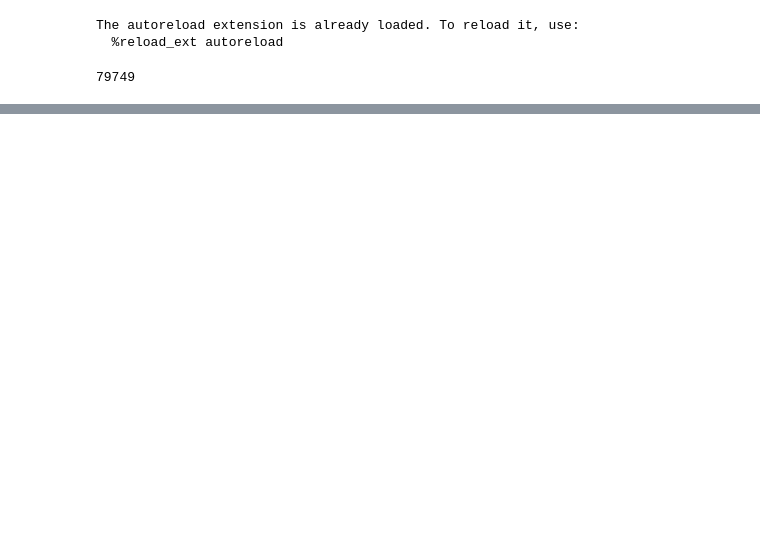
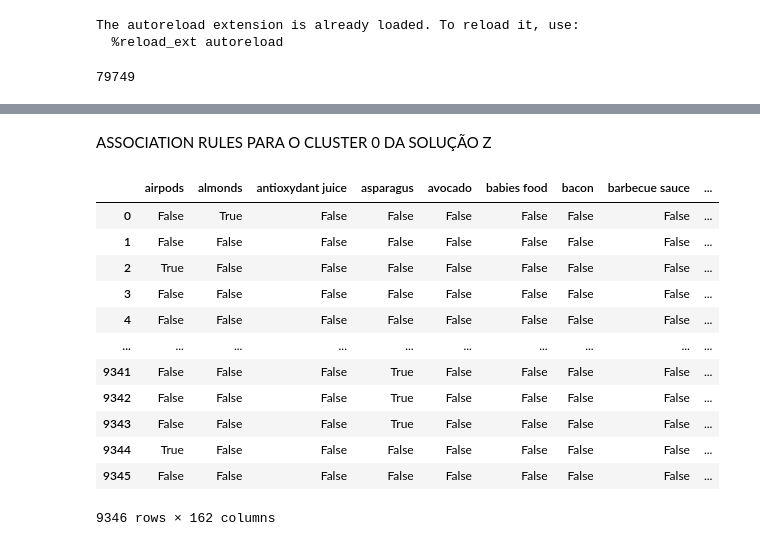
Before and after one commit to shaulleo/ProjetoML, a Jupyter notebook: ML II - Association Rules.ipynb, the cells around one changed output, grey strips where cells are left out. Drawn from its saved outputs; the diff is of its cells as text; code cells hidden in the pictures; blank space fills up the shorter version.

```diff
--- a/ML II - Association Rules.ipynb
+++ b/ML II - Association Rules.ipynb
@@ -85,10 +89,12 @@ individuals
 # %%
-basket = basket.merge(individuals[['cluster_kmeans3', 'cluster_kmeans9', 'cluster_kmeansZ']], on='customer_id' )
+basket = basket.merge(individuals[['cluster_kmeans3', 'cluster_kmeansZ']], on='customer_id' )
 # %%
 basket.set_index('invoice_id', inplace=True)
 # %%
+te = TransactionEncoder()
 basket_clusterZ0 = basket[basket['cluster_kmeansZ'] == 0]
-basket_clusterZ0.drop(['customer_id', 'cluster_kmeans3',	'cluster_kmeans9', 	'cluster_kmeansZ'], inplace=True, axis=1)
+basket_clusterZ0.drop(['customer_id', 'cluster_kmeans3', 'cluster_kmeansZ'], inplace=True, axis=1)
+basket_clusterZ0 = [ast.literal_eval(element) for element in list(basket_clusterZ0['list_of_goods'])]
 te_fit = te.fit(basket_clusterZ0).transform(basket_clusterZ0)
 transactions_itemsZ0 = pd.DataFrame(te_fit, columns=te.columns_)
 # %%
@@ -123,2 +134,20 @@ basket_clusterZ6.drop(['customer_id', 'cluster_kmeans3',	'cluster_kmeans9', 	'cl
 te_fit = te.fit(basket_clusterZ6).transform(basket_clusterZ6)
 transactions_itemsZ6 = pd.DataFrame(te_fit, columns=te.columns_)
+# %% [markdown]
+ASSOCIATION RULES PARA O CLUSTER 0 DA SOLUÇÃO Z
+# %%
+transactions_itemsZ0
+# %% [output]
+|  | airpods | almonds | antioxydant juice | asparagus | avocado | babies food | bacon | barbecue sauce | ... |
+| 0 | False | True | False | False | False | False | False | False | ... |
+| 1 | False | False | False | False | False | False | False | False | ... |
+| 2 | True | False | False | False | False | False | False | False | ... |
+| 3 | False | False | False | False | False | False | False | False | ... |
+| 4 | False | False | False | False | False | False | False | False | ... |
+| ... | ... | ... | ... | ... | ... | ... | ... | ... | ... |
+| 9341 | False | False | False | True | False | False | False | False | ... |
+| 9342 | False | False | False | True | False | False | False | False | ... |
+| 9343 | False | False | False | True | False | False | False | False | ... |
+| 9344 | True | False | False | False | False | False | False | False | ... |
+| 9345 | False | False | False | False | False | False | False | False | ... |
+9346 rows × 162 columns
```
Also changed, not shown: parts of 27 cells of this notebook, 2 other files.
